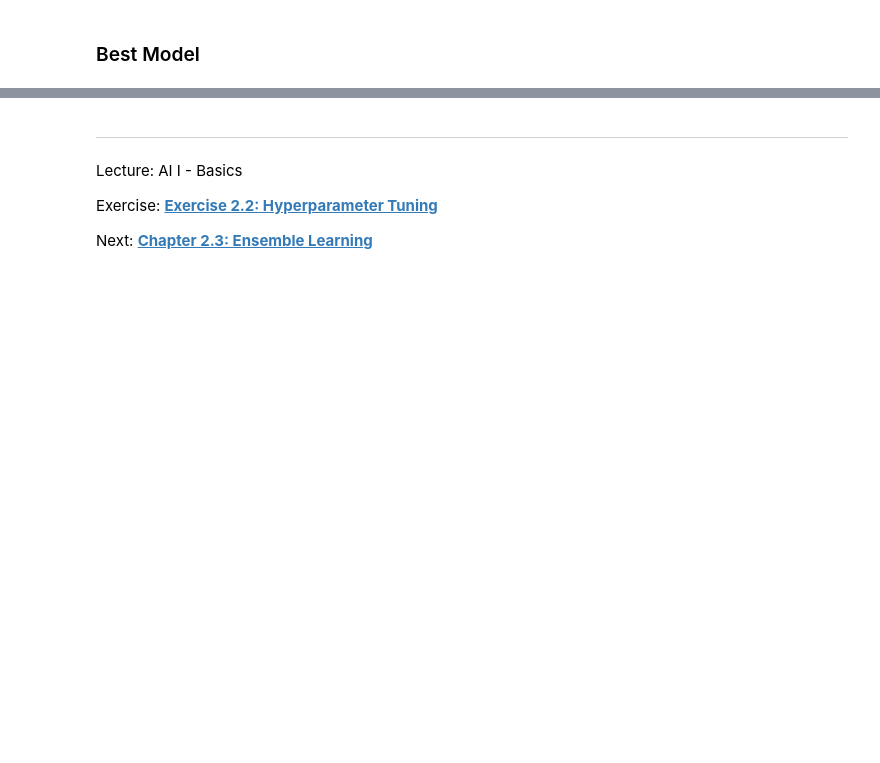
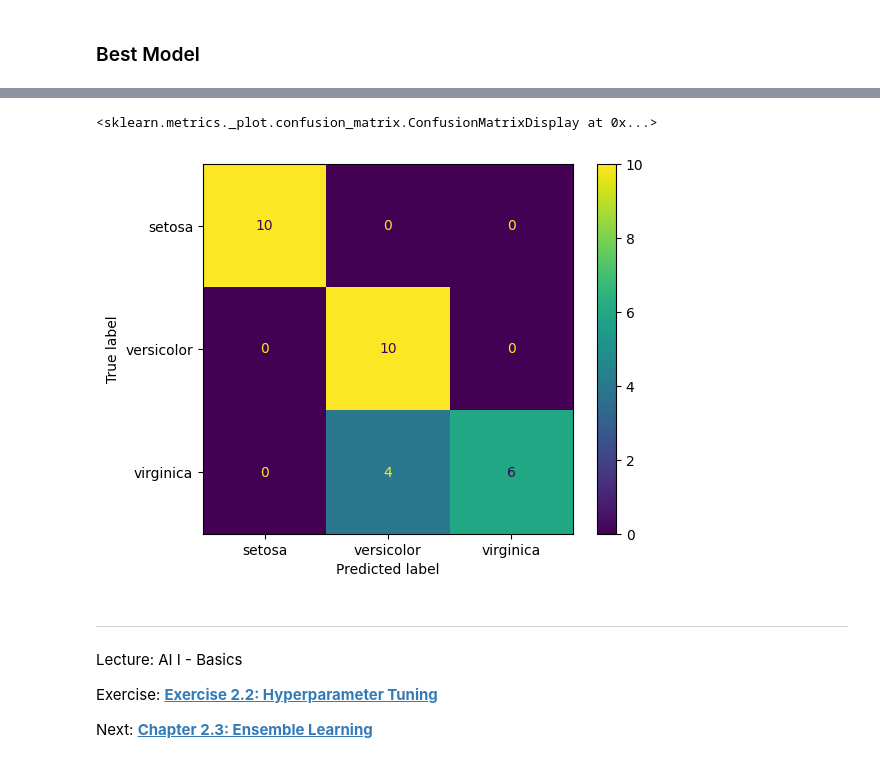
Before and after one commit to iLuckyW/lecture-ai-advanced, a Jupyter notebook: chapter/02_training/02_optimization.ipynb, the cells around one changed output, grey strips where cells are left out. Cells and saved outputs as stored; diff of their text form; code cells hidden in the pictures; blank space fills up the shorter version.

Commit message:
feat: add hyper param tuning

```diff
--- a/chapter/02_training/02_optimization.ipynb
+++ b/chapter/02_training/02_optimization.ipynb
@@ -278,3 +278,25 @@ study.optimize(objective, n_trials=n_trials, show_progress_bar=True)
 [I 2026-01-01 12:23:06,933] Trial 49 pruned.
 # %% [markdown]
 ### Best Model
+# %%
+best_params = study.best_trial.params
+
+n_layers = best_params['n_layers']
+hidden_dims = [best_params[f'hidden_dim_layer_{i}'] for i in range(n_layers)]
+
+best_model = FlexibleClassifier(
+    input_dim=4,
+    hidden_dims=hidden_dims,
+    output_dim=3,
+    dropout_rate=best_params['dropout_rate']
+)
+
+best_val_acc, _ = train_model(
+    model=best_model,
+    train_loader=train_loader,
+    val_loader=val_loader,
+    lr=best_params['learning_rate'],
+    weight_decay=best_params['weight_decay'],
+)
+
+print(f"  Best validation accuracy: {best_val_acc:.4f}")
@@ -280,0 +307,12 @@ study.optimize(objective, n_trials=n_trials, show_progress_bar=True)
+# %%
+import numpy as np
+
+from sklearn.metrics import classification_report, confusion_matrix
+
+best_model.eval()
+with torch.no_grad():
+    test_outputs = best_model(torch.FloatTensor(x_test))
+    _, y_pred = torch.max(test_outputs, 1)
+
+
+print(classification_report(y_test, y_pred.numpy(), target_names=iris.target_names))
@@ -281,3 +329,10 @@ study.optimize(objective, n_trials=n_trials, show_progress_bar=True)
+# %%
+from sklearn.metrics import ConfusionMatrixDisplay
+
+ConfusionMatrixDisplay.from_predictions(y_test, y_pred.numpy(), display_labels=iris.target_names)
+# %% [output]
+<sklearn.metrics._plot.confusion_matrix.ConfusionMatrixDisplay at 0x...>
+[figure, added]
 # %% [markdown]
 ---
 
```
Also changed, not shown: parts of 3 cells of this notebook.
